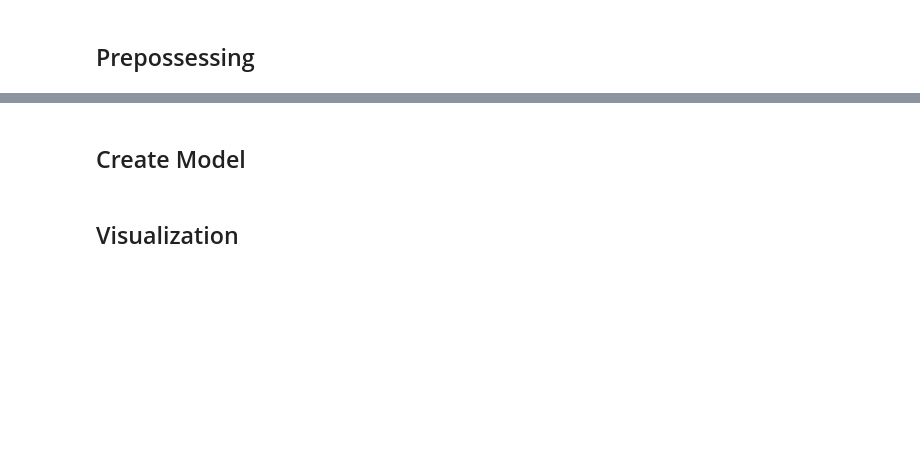
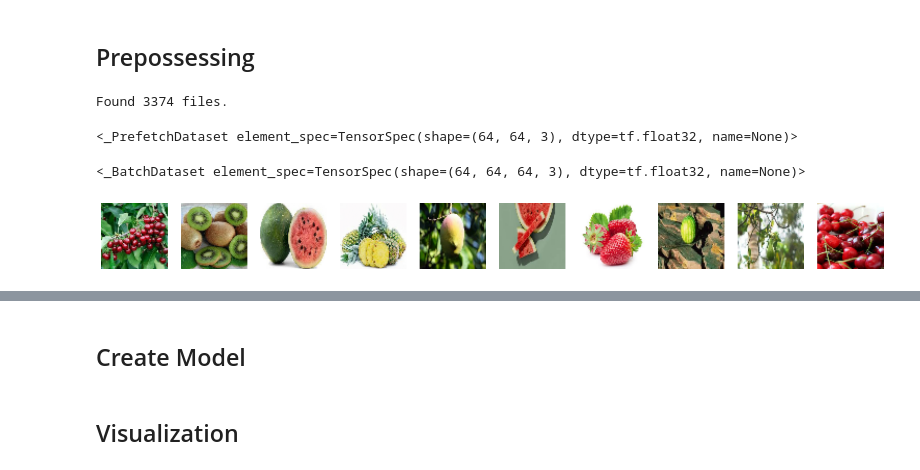
Before and after one commit to KU-Gen-AI-2567/Diffusion, a Jupyter notebook: Diffusion_demo.ipynb, the cells around one changed output, grey strips where cells are left out. Drawn from its saved outputs; the diff is of its cells as text; code cells hidden in the pictures; blank space fills up the shorter version.

```diff
--- a/Diffusion_demo.ipynb
+++ b/Diffusion_demo.ipynb
@@ -48,0 +55,62 @@ else:
+# %%
+from tensorflow.keras import utils
+
+IMAGE_SIZE = 64 # 🤔
+
+train_data = utils.image_dataset_from_directory(
+    "./dataset",
+    labels=None,
+    image_size=(IMAGE_SIZE, IMAGE_SIZE),
+    batch_size=None,
+    shuffle=True,
+    seed=42,
+    interpolation="bilinear",
+)
+
+train_data
+# %% [output]
+Found 3374 files.
+<_PrefetchDataset element_spec=TensorSpec(shape=(64, 64, 3), dtype=tf.float32, name=None)>
+# %%
+import tensorflow as tf
+
+DATASET_REPETITIONS = 5 # 🤔
+BATCH_SIZE = 64 # 🤔
+
+def preprocess(img):
+    img = tf.cast(img, "float32") / 255.0 # 🤔
+    return img
+
+train = train_data.map(lambda x: preprocess(x))
+train = train.repeat(DATASET_REPETITIONS)
+train = train.batch(BATCH_SIZE, drop_remainder=True)
+train
+# %% [output]
+<_BatchDataset element_spec=TensorSpec(shape=(64, 64, 64, 3), dtype=tf.float32, name=None)>
+# %%
+import matplotlib.pyplot as plt
+
+def sample_batch(dataset):
+    batch = dataset.take(1).get_single_element()
+    batch = batch[0] if isinstance(batch, tuple) else batch
+    return batch.numpy()
+
+def display(images, n=10, size=(20, 3), cmap="gray_r", as_type="float32"):
+    if images.max() > 1.0:
+        images = images / 255.0
+    elif images.min() < 0.0:
+        images = (images + 1.0) / 2.0
+
+    plt.figure(figsize=size)
+
+    for i in range(n):
+        _ = plt.subplot(1, n, i + 1)
+        plt.imshow(images[i].astype(as_type), cmap=cmap)
+        plt.axis("off")
+
+    plt.show()
+
+train_sample = sample_batch(train)
+display(train_sample)
+# %% [output]
+[figure, added]
```
Also changed, not shown: parts of 7 cells of this notebook.
